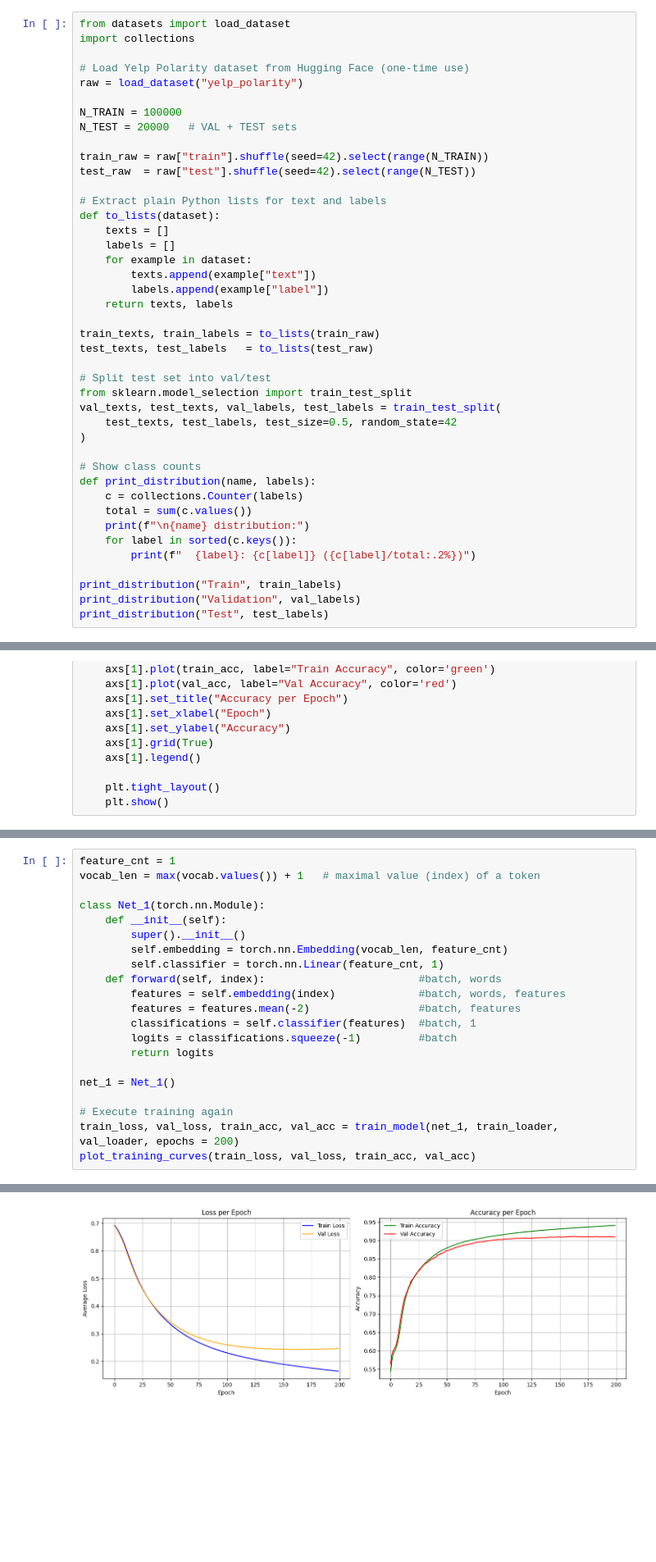
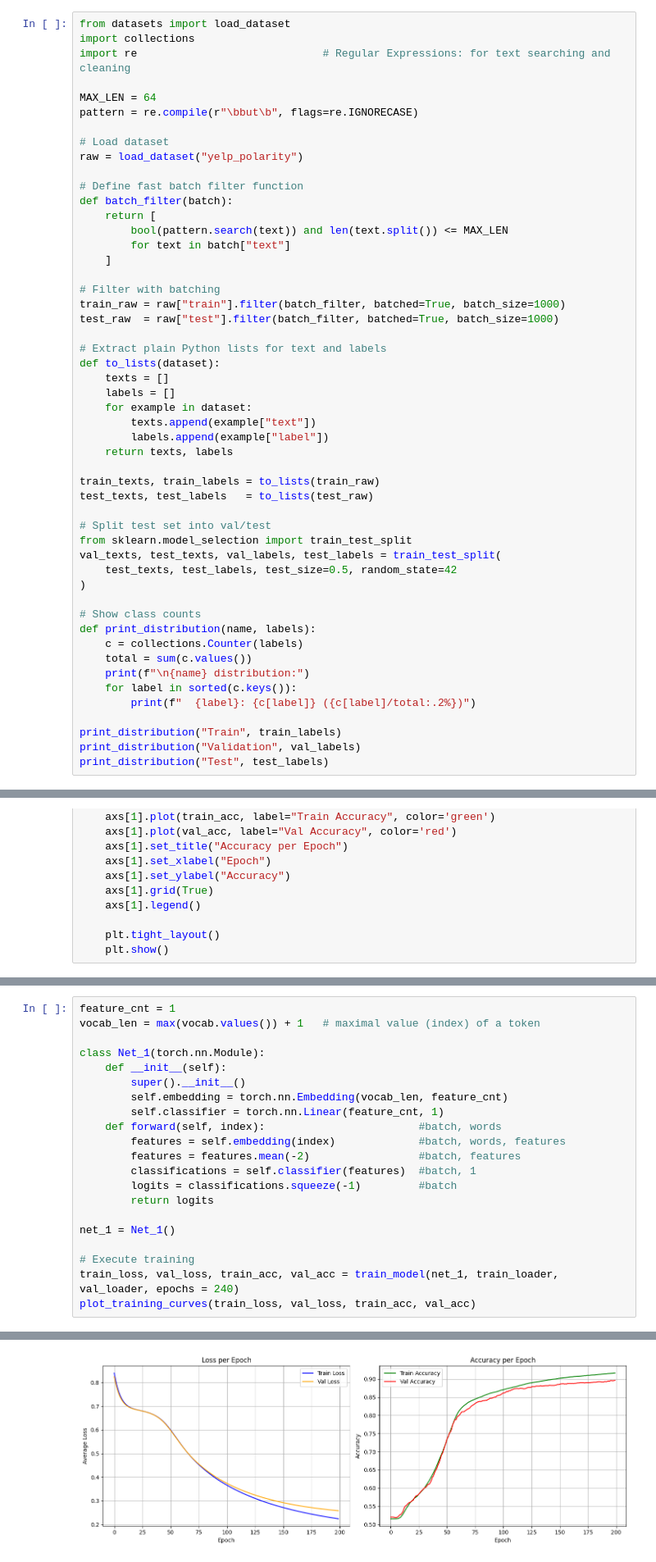
Before and after one commit to roguxivlo/Machine-Learning-2024, a Jupyter notebook: Lab12_nlp-introduction.ipynb, the cells around one changed output, grey strips where cells are left out. Shown at 82% size. Cells and saved outputs as stored; diff of their text form; blank space fills up the shorter version.

```diff
--- a/Lab12_nlp-introduction.ipynb
+++ b/Lab12_nlp-introduction.ipynb
@@ -49,15 +49,24 @@ Requirement already satisfied: six>=1.5 in /usr/local/lib/python3.11/dist-packag
 # %%
 from datasets import load_dataset
 import collections
+import re                             # Regular Expressions: for text searching and cleaning
 
-# Load Yelp Polarity dataset from Hugging Face (one-time use)
+MAX_LEN = 64
+pattern = re.compile(r"\bbut\b", flags=re.IGNORECASE)
+
+# Load dataset
 raw = load_dataset("yelp_polarity")
 
-N_TRAIN = 100000
-N_TEST = 20000   # VAL + TEST sets
+# Define fast batch filter function
+def batch_filter(batch):
+    return [
+        bool(pattern.search(text)) and len(text.split()) <= MAX_LEN
+        for text in batch["text"]
+    ]
 
-train_raw = raw["train"].shuffle(seed=42).select(range(N_TRAIN))
-test_raw  = raw["test"].shuffle(seed=42).select(range(N_TEST))
+# Filter with batching
+train_raw = raw["train"].filter(batch_filter, batched=True, batch_size=1000)
+test_raw  = raw["test"].filter(batch_filter, batched=True, batch_size=1000)
 
 # Extract plain Python lists for text and labels
 def to_lists(dataset):
@@ -448,8 +417,8 @@ class Net_1(torch.nn.Module):
 
 net_1 = Net_1()
 
-# Execute training again
-train_loss, val_loss, train_acc, val_acc = train_model(net_1, train_loader, val_loader, epochs = 200)
+# Execute training
+train_loss, val_loss, train_acc, val_acc = train_model(net_1, train_loader, val_loader, epochs = 240)
 plot_training_curves(train_loss, val_loss, train_acc, val_acc)
 # %% [output]
 Working on cpu
@@ -472,4 +441,4 @@ Elapsed time: 610.61 seconds
-[figure, old version]
+[figure, new version]
 # %% [markdown]
 ## Sentiment Polarity
 
```
Also changed, not shown: parts of 17 cells of this notebook.
